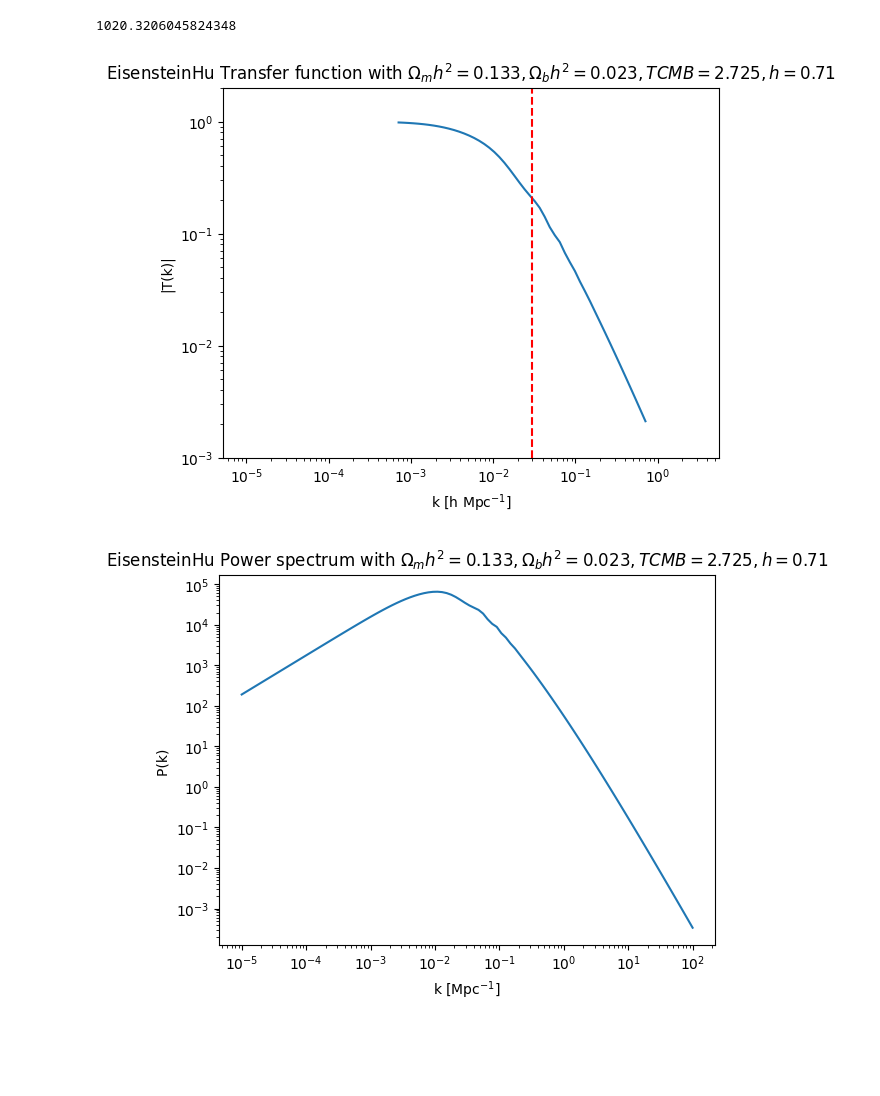
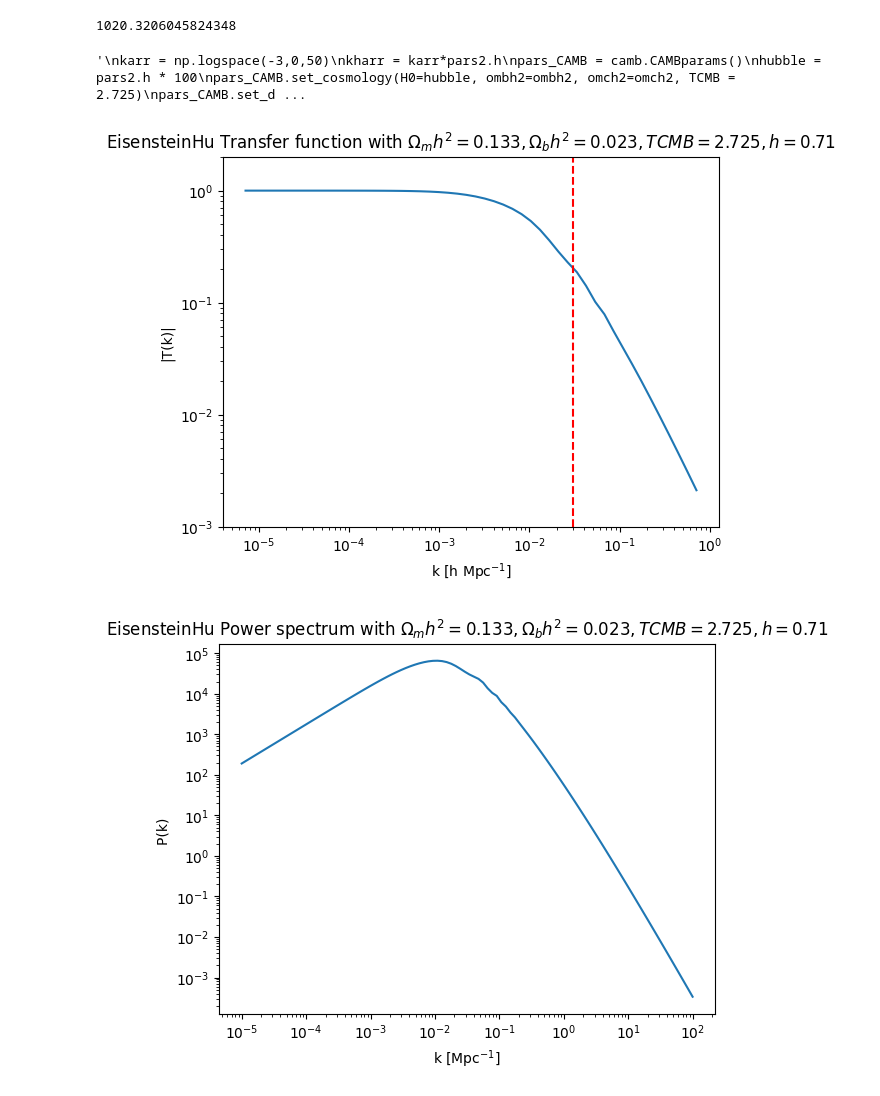
Before and after one commit to john1256/KASI_Ms, a Jupyter notebook: 2025/Field_research_2/Powerspec_devel.ipynb, the cells around one changed output. Saved outputs shown, nothing was run; the diff lists cells and outputs as text; code cells hidden in the pictures; blank space fills up the shorter version.

```diff
--- a/2025/Field_research_2/Powerspec_devel.ipynb
+++ b/2025/Field_research_2/Powerspec_devel.ipynb
@@ -35,6 +35,7 @@ print(pars2.zdrag)
 # %%
 from camb import model
 # %%
+"""
 karr = np.logspace(-3,0,50)
 kharr = karr*pars2.h
 pars_CAMB = camb.CAMBparams()
@@ -47,25 +48,27 @@ results_CAMB = camb.get_results(pars_CAMB)
 transfer = results_CAMB.get_matter_transfer_data()
 kh = transfer.transfer_data[0, :, 0]
 delta = transfer.transfer_data[model.Transfer_kh, :, 0]
+"""
+# %% [output]
+'\nkarr = np.logspace(-3,0,50)\nkharr = karr*pars2.h\npars_CAMB = camb.CAMBparams()\nhubble = pars2.h * 100\npars_CAMB.set_cosmology(H0=hubble, ombh2=ombh2, omch2=omch2, TCMB = 2.725)\npars_CAMB.set_d ...
 # %%
 
-karr = np.logspace(-3,0,50)
+karr = np.logspace(-5,0,50)
 p= pars2.Transfer_function(karr)
 loc = pars2.first_peak()
-plt.plot(kharr, p, label = 'EisensteinHu')
-plt.plot(kh, delta, linestyle=':', color='blue', label='CAMB')
+plt.plot(karr*pars2.h, p, label = 'EisensteinHu')
 #plt.plot(karr*pars2.h, q, linestyle='--', color='red')
 plt.axvline(loc*pars2.h, color='r', linestyle='--', label=f'First Peak at k={loc:.3f} kMpc$^{{-1}}$')
 plt.xscale('log')
 plt.yscale('log')
 plt.ylim(1e-3,2)
 plt.xlabel('k [h Mpc$^{-1}$]')
 plt.ylabel('|T(k)|')
 plt.title(rf'EisensteinHu Transfer function with $\Omega_mh^2 = {pars2.om0h2:.3f}, \Omega_bh^2 = {pars2.ombh2:.3f}, TCMB = {pars2.TCMB:.3f}, h = {pars2.h:.2f}$')
 plt.savefig('./figs/EH_Transfer_CAMB_comparison.png', dpi=300, bbox_inches='tight')
 plt.show()
 # %% [output]
-[figure, old version]
+[figure, new version]
 # %%
 karr2 = np.logspace(-5,2,100)
 ps = pars2.Power_spectrum_0(karr2)
```
Also changed, not shown: parts of 2 cells of this notebook, 3 other files.
